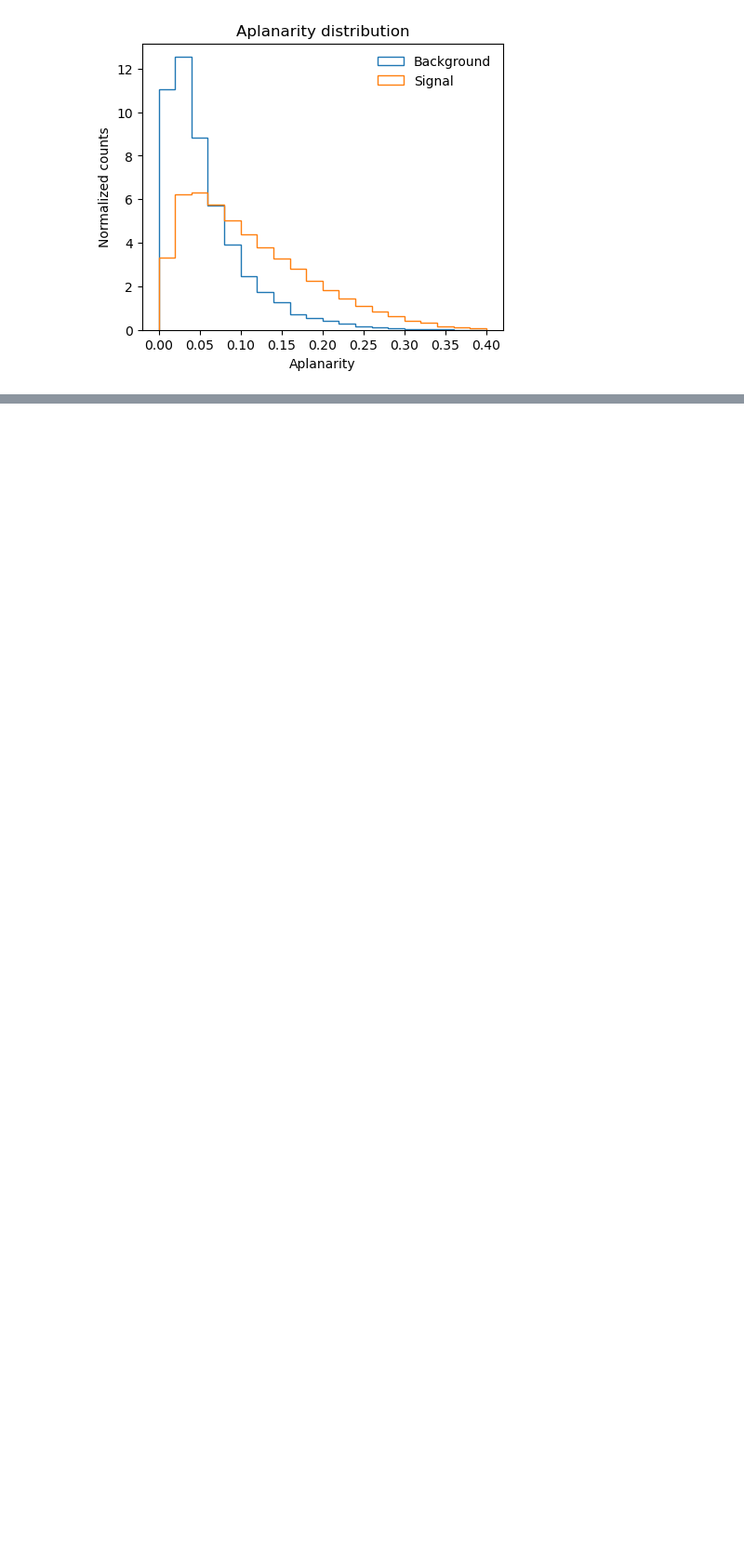
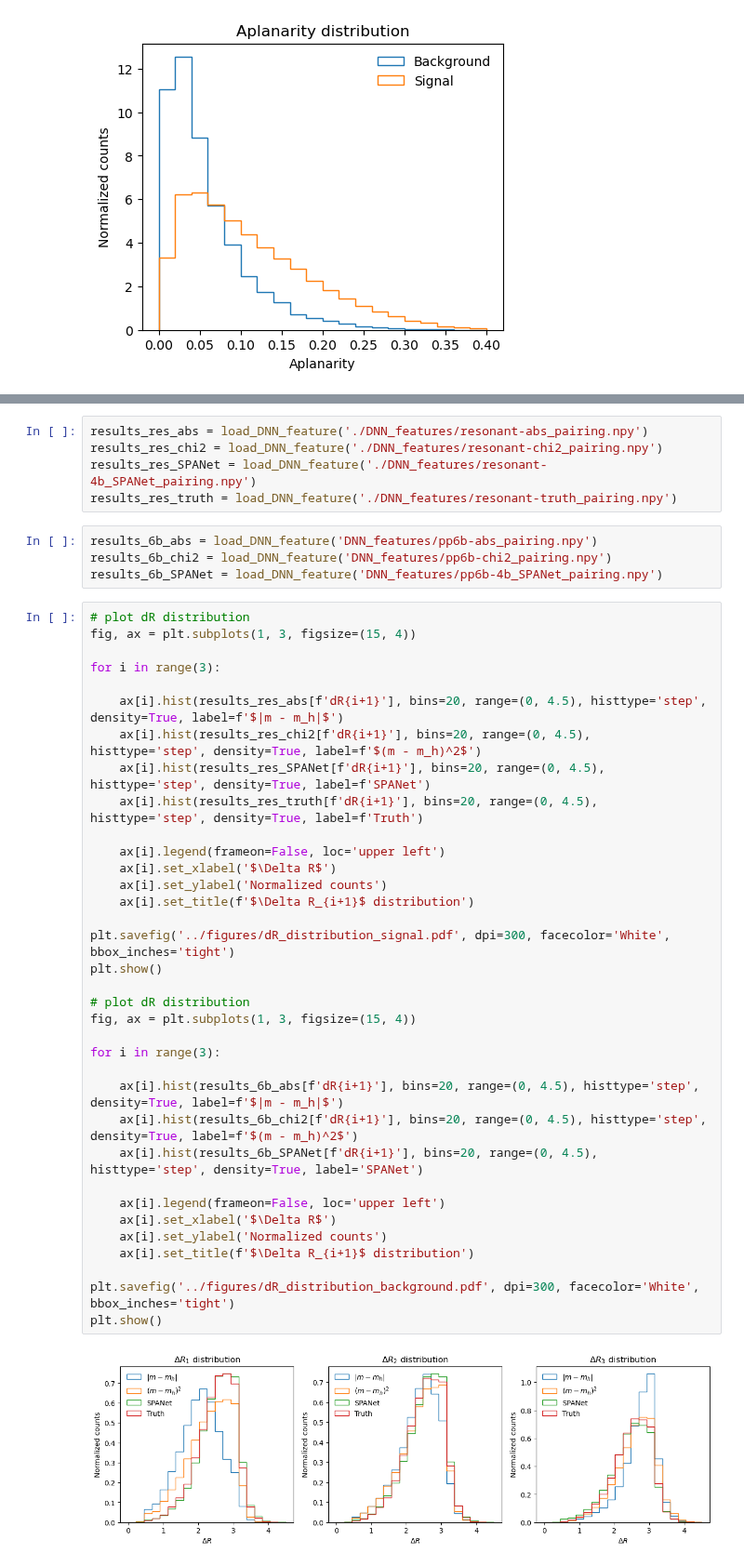
Before and after one commit to r10222035/3h6b_collider_study, a Jupyter notebook: DNN/plot_DNN_features.ipynb, the cells around one changed output, grey strips where cells are left out. Shown at 93% size. Cells and saved outputs as stored; diff of their text form; blank space fills up the shorter version.

Commit message:
Code: Plot input feature distribtuion of different pairing methods

```diff
--- a/DNN/plot_DNN_features.ipynb
+++ b/DNN/plot_DNN_features.ipynb
@@ -146,0 +149,46 @@ plt.show()
+# %%
+results_res_abs = load_DNN_feature('./DNN_features/resonant-abs_pairing.npy')
+results_res_chi2 = load_DNN_feature('./DNN_features/resonant-chi2_pairing.npy')
+results_res_SPANet = load_DNN_feature('./DNN_features/resonant-4b_SPANet_pairing.npy')
+results_res_truth = load_DNN_feature('./DNN_features/resonant-truth_pairing.npy')
+# %%
+results_6b_abs = load_DNN_feature('DNN_features/pp6b-abs_pairing.npy')
+results_6b_chi2 = load_DNN_feature('DNN_features/pp6b-chi2_pairing.npy')
+results_6b_SPANet = load_DNN_feature('DNN_features/pp6b-4b_SPANet_pairing.npy')
+# %%
+# plot dR distribution
+fig, ax = plt.subplots(1, 3, figsize=(15, 4))
+
+for i in range(3):
+
+    ax[i].hist(results_res_abs[f'dR{i+1}'], bins=20, range=(0, 4.5), histtype='step', density=True, label=f'$|m - m_h|$')
+    ax[i].hist(results_res_chi2[f'dR{i+1}'], bins=20, range=(0, 4.5), histtype='step', density=True, label=f'$(m - m_h)^2$')
+    ax[i].hist(results_res_SPANet[f'dR{i+1}'], bins=20, range=(0, 4.5), histtype='step', density=True, label=f'SPANet')
+    ax[i].hist(results_res_truth[f'dR{i+1}'], bins=20, range=(0, 4.5), histtype='step', density=True, label=f'Truth')
+
+    ax[i].legend(frameon=False, loc='upper left')
+    ax[i].set_xlabel('$\Delta R$')
+    ax[i].set_ylabel('Normalized counts')
+    ax[i].set_title(f'$\Delta R_{i+1}$ distribution')
+
+plt.savefig('../figures/dR_distribution_signal.pdf', dpi=300, facecolor='White', bbox_inches='tight')
+plt.show()
+
+# plot dR distribution
+fig, ax = plt.subplots(1, 3, figsize=(15, 4))
+
+for i in range(3):
+
+    ax[i].hist(results_6b_abs[f'dR{i+1}'], bins=20, range=(0, 4.5), histtype='step', density=True, label=f'$|m - m_h|$')
+    ax[i].hist(results_6b_chi2[f'dR{i+1}'], bins=20, range=(0, 4.5), histtype='step', density=True, label=f'$(m - m_h)^2$')
+    ax[i].hist(results_6b_SPANet[f'dR{i+1}'], bins=20, range=(0, 4.5), histtype='step', density=True, label='SPANet')
+
+    ax[i].legend(frameon=False, loc='upper left')
+    ax[i].set_xlabel('$\Delta R$')
+    ax[i].set_ylabel('Normalized counts')
+    ax[i].set_title(f'$\Delta R_{i+1}$ distribution')
+
+plt.savefig('../figures/dR_distribution_background.pdf', dpi=300, facecolor='White', bbox_inches='tight')
+plt.show()
+# %% [output]
+[figure, added]
```
Also changed, not shown: parts of 10 cells of this notebook, 7 other files.
